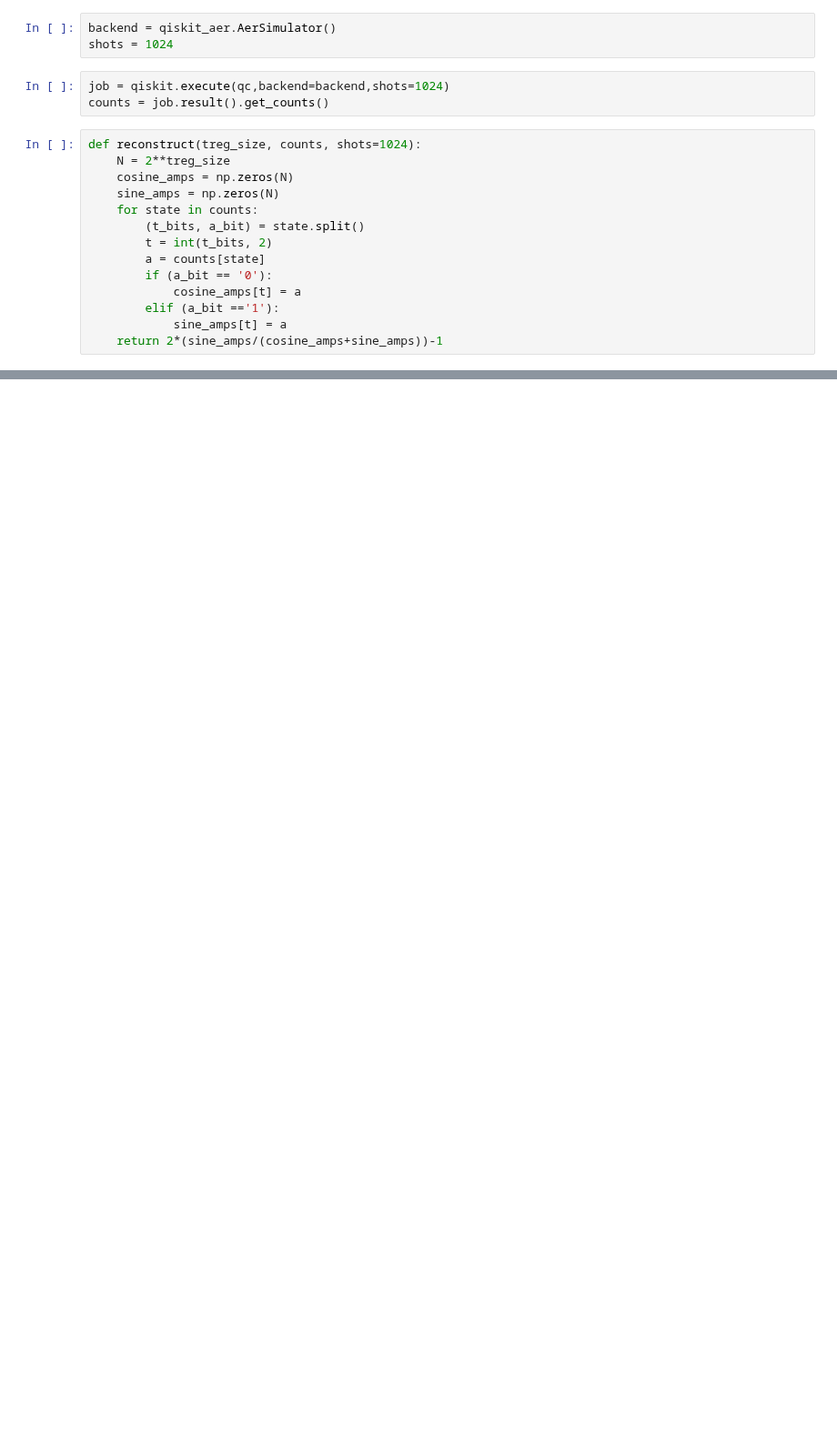
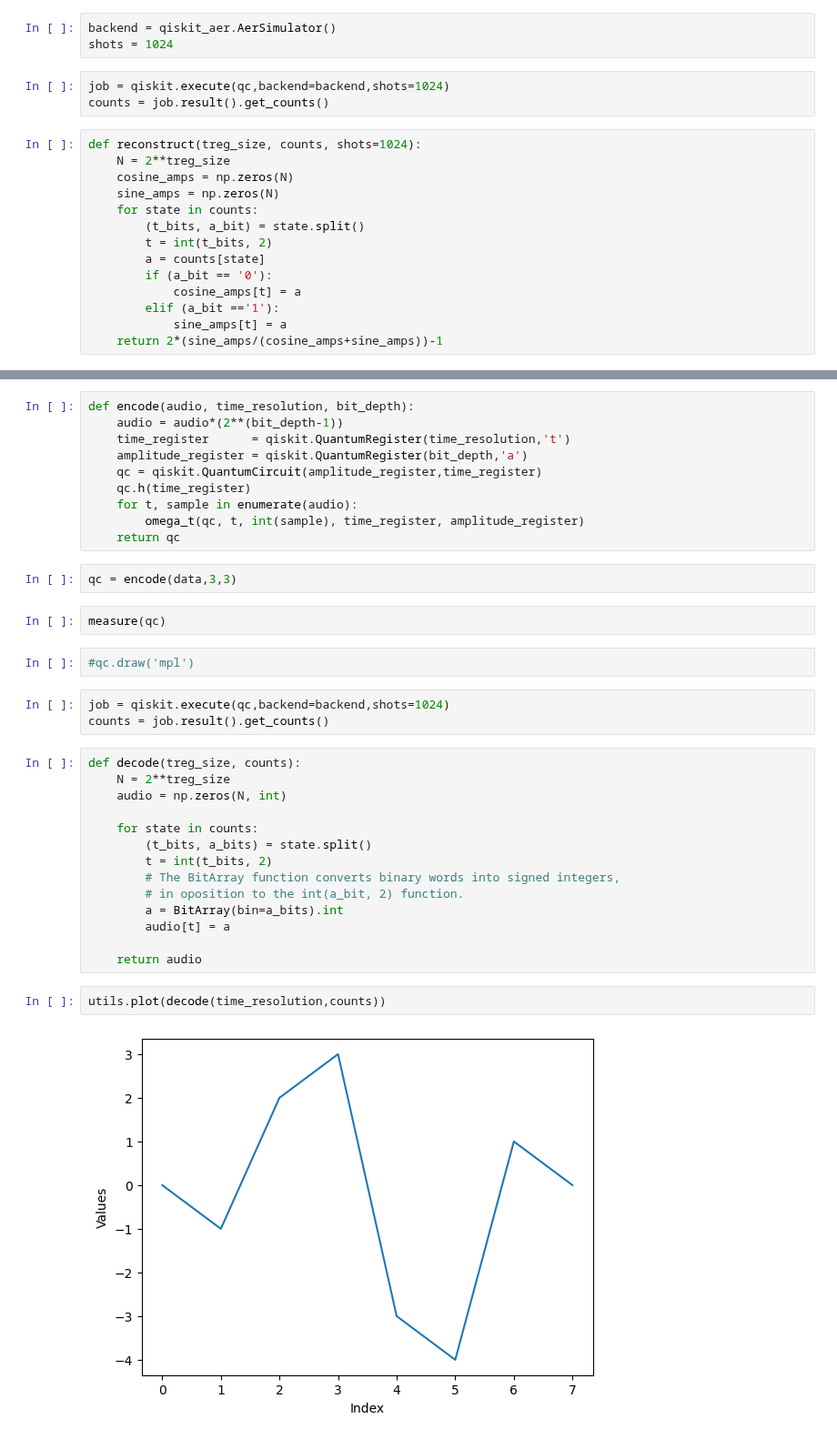
Before and after one commit to moth-quantum/quantum-audio, a Jupyter notebook: notebooks/schemes.ipynb, the cells around one changed output, grey strips where cells are left out. Shown at 91% size. Drawn from its saved outputs; the diff is of its cells as text; blank space fills up the shorter version.

```diff
--- a/notebooks/schemes.ipynb
+++ b/notebooks/schemes.ipynb
@@ -96,0 +105,37 @@ utils.plot(reconstruct(8,counts))
+# %%
+def encode(audio, time_resolution, bit_depth):
+    audio = audio*(2**(bit_depth-1))
+    time_register      = qiskit.QuantumRegister(time_resolution,'t')
+    amplitude_register = qiskit.QuantumRegister(bit_depth,'a')
+    qc = qiskit.QuantumCircuit(amplitude_register,time_register)
+    qc.h(time_register)
+    for t, sample in enumerate(audio):
+        omega_t(qc, t, int(sample), time_register, amplitude_register)
+    return qc
+# %%
+qc = encode(data,3,3)
+# %%
+measure(qc)
+# %%
+#qc.draw('mpl')
+# %%
+job = qiskit.execute(qc,backend=backend,shots=1024)
+counts = job.result().get_counts()
+# %%
+def decode(treg_size, counts):
+    N = 2**treg_size
+    audio = np.zeros(N, int)
+
+    for state in counts:
+        (t_bits, a_bits) = state.split()
+        t = int(t_bits, 2)
+        # The BitArray function converts binary words into signed integers,
+        # in oposition to the int(a_bit, 2) function.
+        a = BitArray(bin=a_bits).int
+        audio[t] = a
+
+    return audio
+# %%
+utils.plot(decode(time_resolution,counts))
+# %% [output]
+[figure, added]
```
Also changed, not shown: parts of 8 cells of this notebook.
